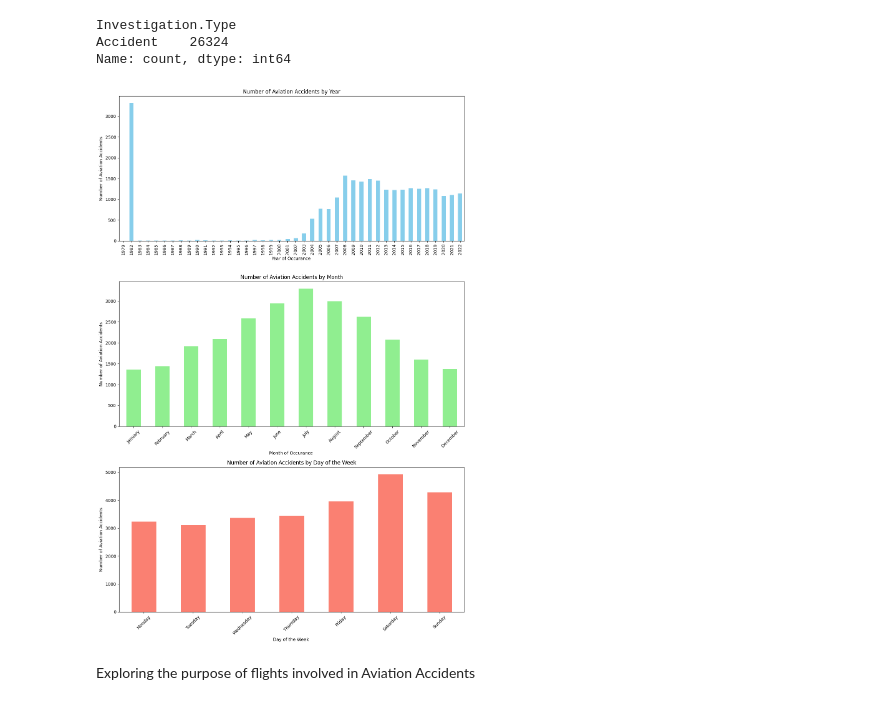
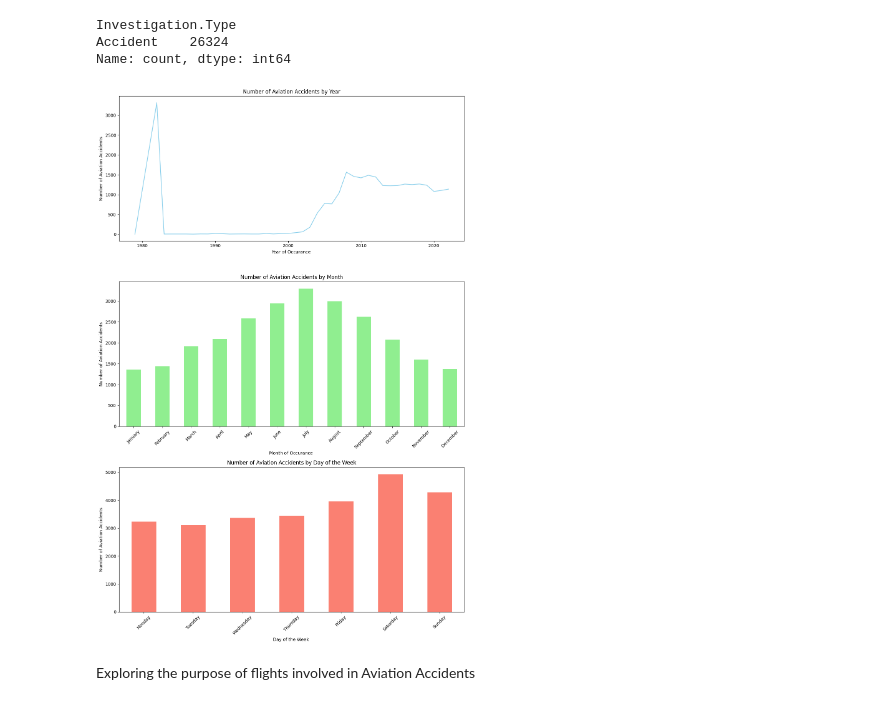
Before and after one commit to charlesot/Phase-1-project, a Jupyter notebook: student.ipynb, the cells around one changed output. Saved outputs shown, nothing was run; the diff lists cells and outputs as text; code cells hidden in the pictures.

```diff
--- a/student.ipynb
+++ b/student.ipynb
@@ -880,35 +881,35 @@ Accidents_by_Day = Accidents_by_Day.reindex(['Monday','Tuesday','Wednesday','Thu
 fig, axes = plt.subplots(3, 1, figsize=(12, 18))
 
 #plot  Aviation Accidents by year
-Accidents_by_Year.plot(kind='bar', ax=axes[0], color='skyblue')
+Accidents_by_Year.plot(kind='line', ax=axes[0], color='skyblue')
 axes[0].set_title('Number of Aviation Accidents by Year')
 axes[0].set_xlabel('Year of Occurance ')
 axes[0].set_ylabel('Number of Aviation Accidents')
 
 # Plot Aviation Accidents by Month
 
 Accidents_by_Month.plot(kind='bar', ax=axes[1], color='lightgreen')
 axes[1].set_title('Number of Aviation Accidents by Month')
 axes[1].set_xlabel('Month of Occurance ')
 axes[1].set_ylabel('Number of Aviation Accidents')
 axes[1].tick_params(axis='x', rotation=45)
 
 # Plot Aviation Accidents by Day
 
 Accidents_by_Day.plot(kind='bar', ax=axes[2], color='salmon')
 axes[2].set_title('Number of Aviation Accidents by Day of the Week')
 axes[2].set_xlabel('Day of the Week ')
 axes[2].set_ylabel('Number of Aviation Accidents')
 axes[2].tick_params(axis='x', rotation=45)
 
 # Adjust layout for better spacing
 
 plt.tight_layout()
 
 #show the plots
 plt.show()
 # %% [output]
-[figure, old version]
+[figure, new version]
 # %% [markdown]
 Exploring the purpose of flights involved in Aviation Accidents
 # %%
```
Also changed, not shown: parts of 6 cells of this notebook, 7 other files.
